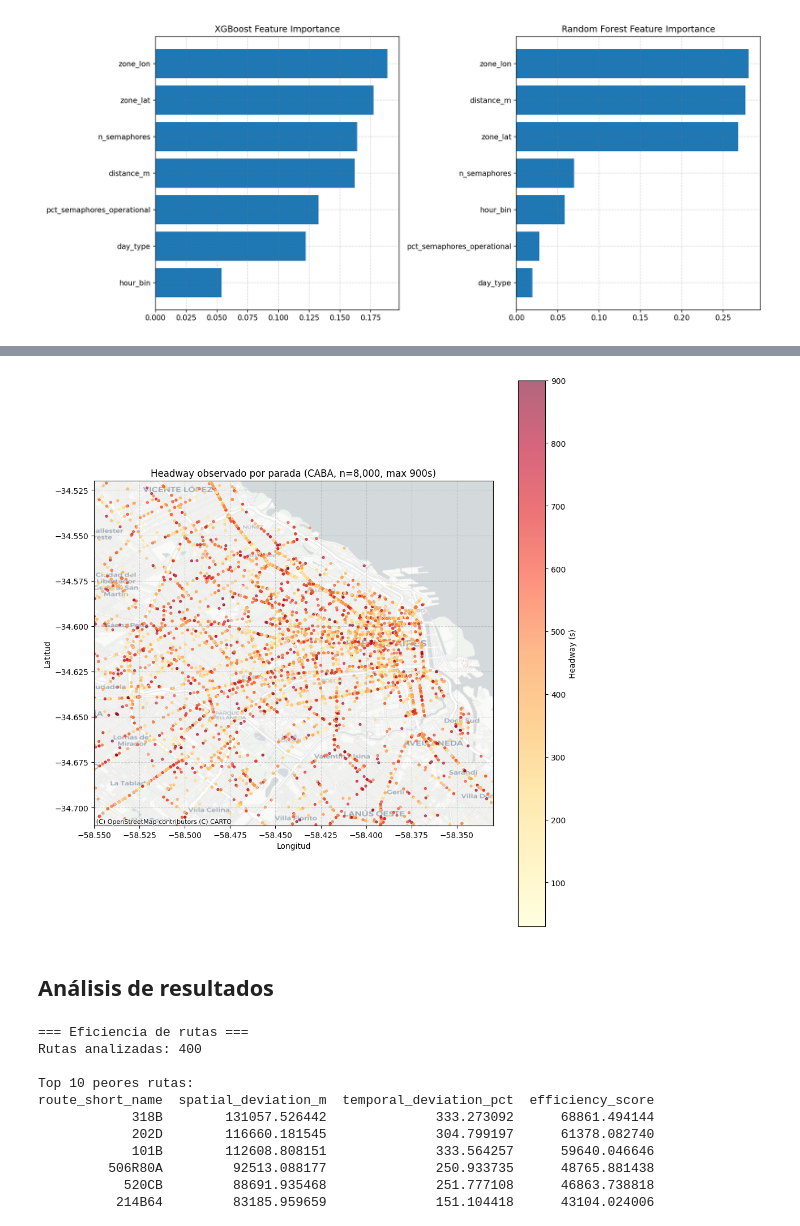
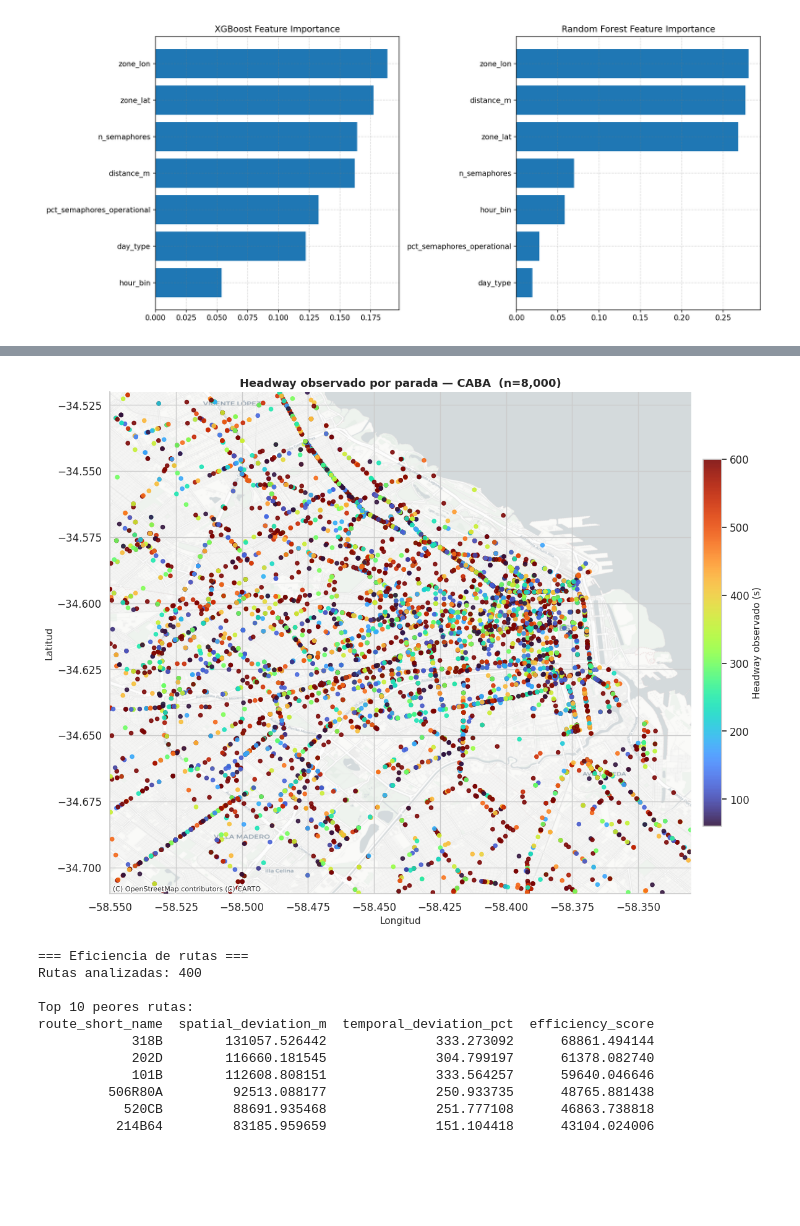
Before and after one commit to fhiba/transportia, a Jupyter notebook: notebooks/entregable_3_modelado.ipynb, the cells around one changed output, grey strips where cells are left out. Drawn from its saved outputs; the diff is of its cells as text; code cells hidden in the pictures; blank space fills up the shorter version.

```diff
--- a/notebooks/entregable_3_modelado.ipynb
+++ b/notebooks/entregable_3_modelado.ipynb
@@ -62,9 +63,0 @@ headway_feat = load_parquet("headway_features.parquet")
-# %%
-print("=== Resumen de datos ===")
-for name, df in [("Stop Events", stop_events), ("Segments Raw", segments_raw),
-                  ("Headway Raw", headway_raw), ("Segments Features", segments_feat),
-                  ("Headway Features", headway_feat)]:
-    if not df.empty:
-        print(f"{name}: {len(df):,} filas x {df.shape[1]} columnas")
-    else:
-        print(f"{name}: no disponible")
@@ -169,10 +79,0 @@ Mejor modelo: RandomForest
-# %%
-if metrics_hw_path.exists():
-    with open(metrics_hw_path) as f:
-        metrics_hw = json.load(f)
-    print("=== Headway Model — Métricas ===")
-    df_metrics_hw = pd.DataFrame(metrics_hw["results"])
-    print(df_metrics_hw.to_string(index=False))
-    print(f"\nMejor modelo: {metrics_hw['best_model']}")
-else:
-    print("⚠ metrics_headway.json no encontrado.")
@@ -279,41 +404,39 @@ else:
 # %%
 if not headway_feat.empty:
     hw = headway_feat.dropna(subset=["headway_observed"])
     hw = hw[hw["headway_observed"] <= 900]
     if "stop_lat" in hw.columns and "stop_lon" in hw.columns:
         CABA_LAT = (-34.71, -34.52)
         CABA_LON = (-58.55, -58.33)
-        hw_caba = hw[hw["stop_lat"].between(*CABA_LAT) & hw["stop_lon"].between(*CABA_LON)]
-        fig, ax = plt.subplots(figsize=(10, 10))
-        add_grid(ax)
+        hw_caba  = hw[hw["stop_lat"].between(*CABA_LAT) & hw["stop_lon"].between(*CABA_LON)]
         sample_hw = hw_caba.sample(min(8000, len(hw_caba)), random_state=42)
+
+        fig, ax = plt.subplots(figsize=(12, 12))
         sc = ax.scatter(
             sample_hw["stop_lon"], sample_hw["stop_lat"],
-            c=sample_hw["headway_observed"], cmap="YlOrRd",
-            s=8, alpha=0.6, vmin=30, vmax=900
+            c=sample_hw["headway_observed"], cmap="turbo",
+            s=20, alpha=0.88, vmin=60, vmax=600, zorder=3,
         )
-        plt.colorbar(sc, label="Headway (s)")
-        ax.set_xlim(*CABA_LON)
-        ax.set_ylim(*CABA_LAT)
-        ax.set_xlabel("Longitud")
-        ax.set_ylabel("Latitud")
-        ax.set_title(f"Headway observado por parada (CABA, n={len(sample_hw):,}, max 900s)")
+        cb = plt.colorbar(sc, ax=ax, fraction=0.03, pad=0.02)
+        cb.set_label("Headway observado (s)", fontsize=11)
+
+        import contextily as cx
+        cx.add_basemap(ax, crs="EPSG:4326", source=cx.providers.CartoDB.Positron, zoom=13)
+
+        ax.set_xlim(*CABA_LON); ax.set_ylim(*CABA_LAT)
+        ax.set_xlabel("Longitud", fontsize=11)
+        ax.set_ylabel("Latitud",  fontsize=11)
+        ax.set_title(f"Headway observado por parada — CABA  (n={len(sample_hw):,})",
+                     fontsize=13, fontweight="bold")
         ax.set_aspect("equal")
-        try:
-            import contextily as cx
-            cx.add_basemap(ax, crs="EPSG:4326", source=cx.providers.CartoDB.Positron)
-        except Exception:
-            pass
         plt.tight_layout()
         plt.show()
     else:
         print("No hay coordenadas de parada en headway features.")
 else:
     print("No hay datos de headway features.")
 # %% [output]
-[figure, old version]
+[figure, new version]
-# %% [markdown]
-## Análisis de resultados
 # %%
 route_scores = load_parquet("route_scores.parquet")
 if not route_scores.empty:
```
Also changed, not shown: parts of 44 cells of this notebook, 4 other files.
